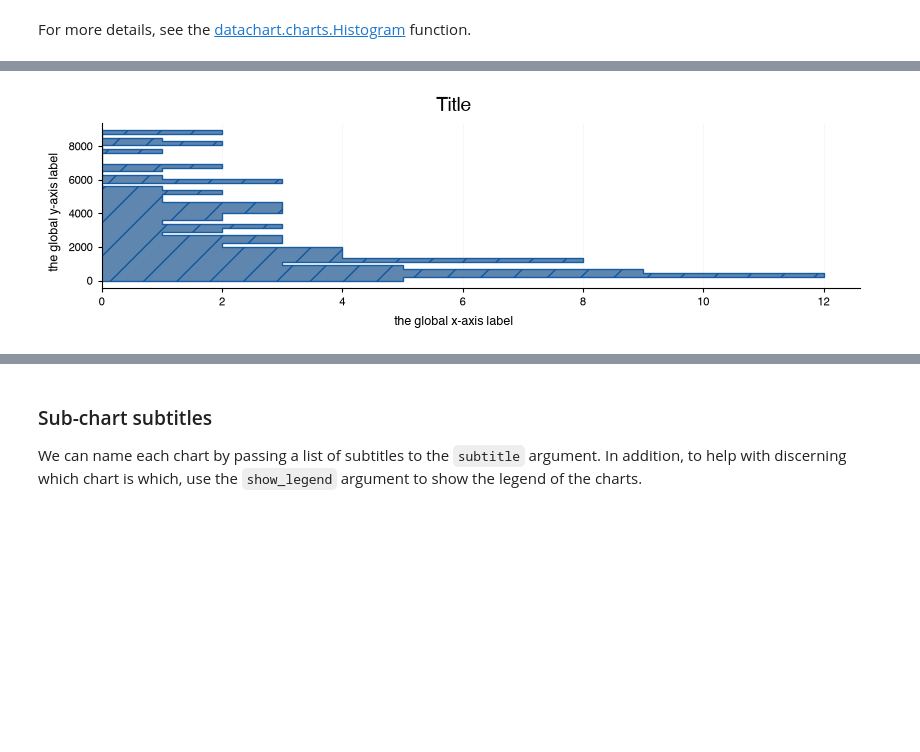
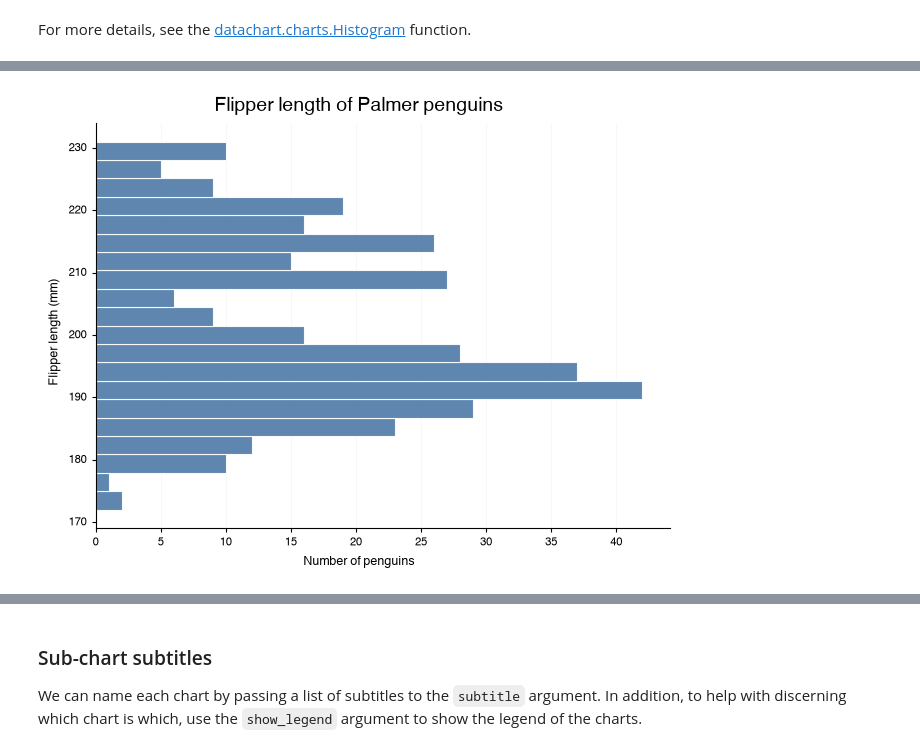
Before and after one commit to eriknovak/datachart, a Jupyter notebook: docs/how-to-guides/charts/histogram.ipynb, the cells around one changed output, grey strips where cells are left out. Saved outputs shown, nothing was run; the diff lists cells and outputs as text; code cells hidden in the pictures; blank space fills up the shorter version.

```diff
--- a/docs/how-to-guides/charts/histogram.ipynb
+++ b/docs/how-to-guides/charts/histogram.ipynb
@@ -104,0 +209,16 @@ Histogram(
+# %%
+FLIPPER_TICKS = [170, 180, 190, 200, 210, 220, 230]
+
+Histogram(
+    data=penguins,
+    # add the title
+    title="Flipper length of Palmer penguins",
+    # add the x and y axis labels
+    xlabel="Flipper length (mm)",
+    ylabel="Number of penguins",
+    # tick the flipper length every 10 mm
+    xticks=FLIPPER_TICKS,
+    # fix the x-axis range
+    xmin=170,
+    xmax=235,
+).show()
@@ -196,23 +350,17 @@ Again, to help with the style settings, the [datachart.constants](../../../refer
 from datachart.constants import ORIENTATION
 # %%
 Histogram(
-    data=chart_data,
-    style={
-        "plot_hist_hatch": HATCH_STYLE.DIAGONAL,
-        "plot_hist_fill": True,
-        "plot_hist_edge_width": 1,
-        "plot_hist_edge_color": "#08519c",
-        "plot_hist_type": HISTOGRAM_TYPE.STEP,
-    },
-    title="Title",
-    xlabel="the global x-axis label",
-    ylabel="the global y-axis label",
-    figsize=FIG_SIZE.FULL_SHORT,
+    data=penguins,
+    title="Flipper length of Palmer penguins",
+    # the flipper length is now on the y-axis
+    xlabel="Number of penguins",
+    ylabel="Flipper length (mm)",
+    yticks=FLIPPER_TICKS,
+    figsize=FIG_SIZE.FULL_MEDIUM,
     # change the grid to match the change in orientation
     show_grid=SHOW_GRID.X,
     # change the orientation of the bars
     orientation=ORIENTATION.HORIZONTAL,
-    num_bins=40,
 ).show()
 # %% [output]
-[figure, old version]
+[figure, new version]
```
Also changed, not shown: parts of 77 cells of this notebook.
